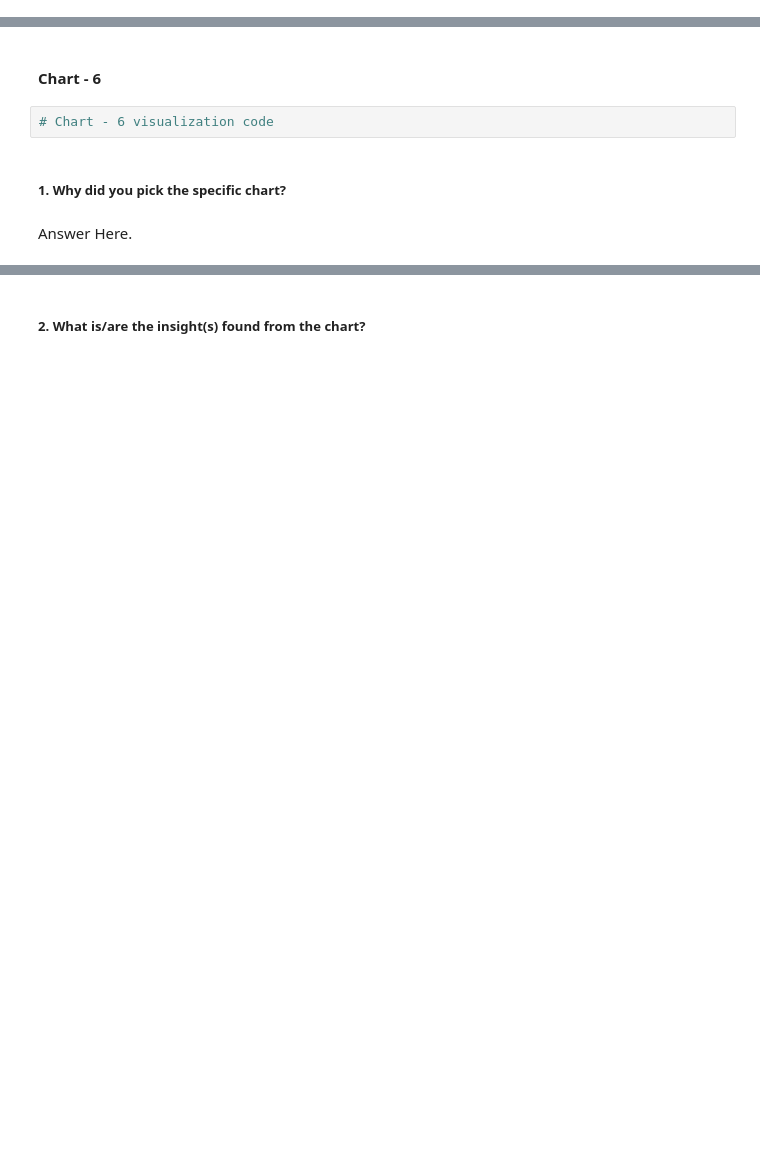
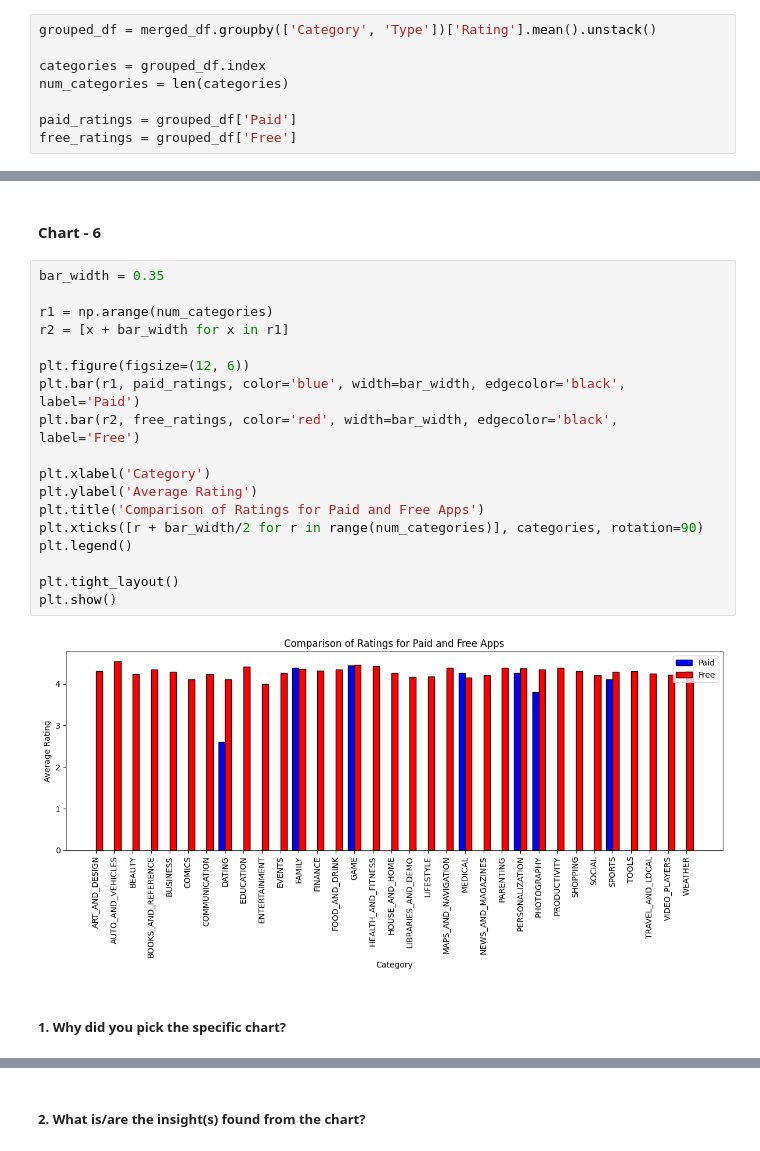
Before and after one commit to JatinKrRana/Alma_Better-Capstone_Project_1, a Jupyter notebook: Play_Store_App_Review_Analysis.ipynb, the cells around one changed output, grey strips where cells are left out. Drawn from its saved outputs; the diff is of its cells as text; blank space fills up the shorter version.

```diff
--- a/Play_Store_App_Review_Analysis.ipynb
+++ b/Play_Store_App_Review_Analysis.ipynb
@@ -720,0 +723,8 @@ average_ratings = merged_df.groupby(merged_df['Last Updated'].dt.year)['Rating']
+# %%
+grouped_df = merged_df.groupby(['Category', 'Type'])['Rating'].mean().unstack()
+
+categories = grouped_df.index
+num_categories = len(categories)
+
+paid_ratings = grouped_df['Paid']
+free_ratings = grouped_df['Free']
@@ -931,8 +970,24 @@ Answer Here
 # %% [markdown]
 #### Chart - 6
-# %%
-# Chart - 6 visualization code
+# %%
+bar_width = 0.35
+
+r1 = np.arange(num_categories)
+r2 = [x + bar_width for x in r1]
+
+plt.figure(figsize=(12, 6))
+plt.bar(r1, paid_ratings, color='blue', width=bar_width, edgecolor='black', label='Paid')
+plt.bar(r2, free_ratings, color='red', width=bar_width, edgecolor='black', label='Free')
+
+plt.xlabel('Category')
+plt.ylabel('Average Rating')
+plt.title('Comparison of Ratings for Paid and Free Apps')
+plt.xticks([r + bar_width/2 for r in range(num_categories)], categories, rotation=90)
+plt.legend()
+
+plt.tight_layout()
+plt.show()
+# %% [output]
+[figure, added]
 # %% [markdown]
 ##### 1. Why did you pick the specific chart?
-# %% [markdown]
-Answer Here.
```
Also changed, not shown: parts of 32 cells of this notebook.
